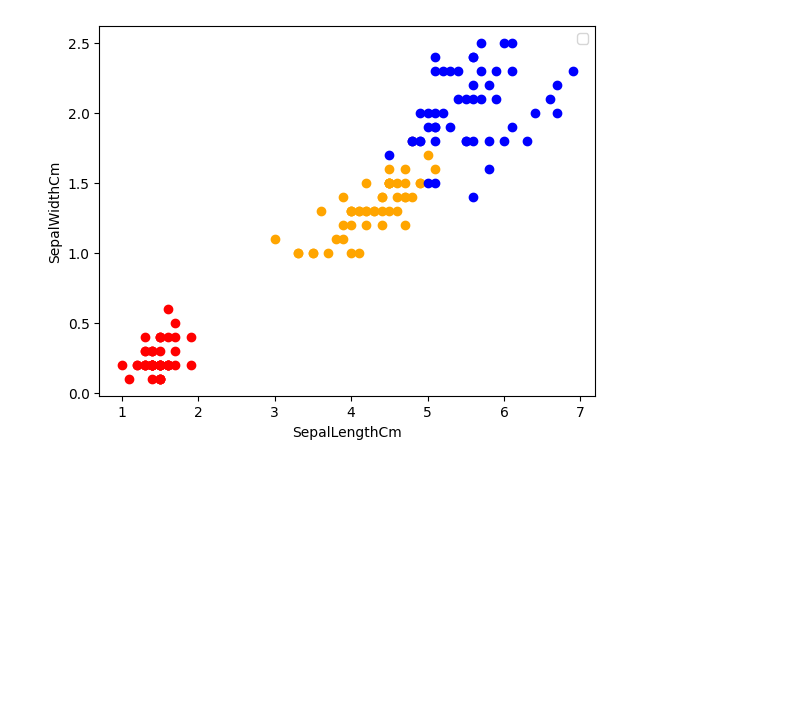
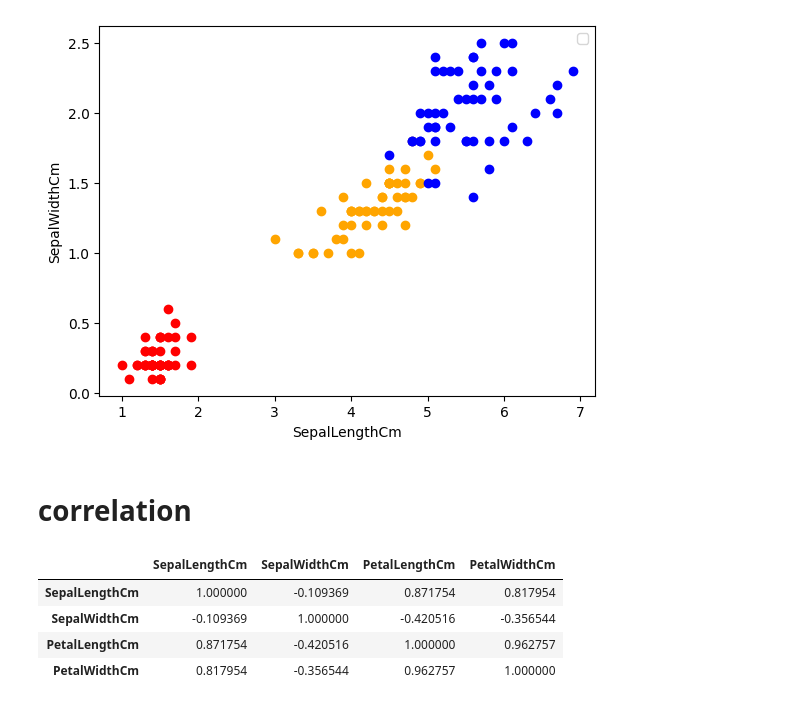
Before and after one commit to neelakandanoj/100DaysofCode, a Jupyter notebook: Projects/IrisDataset.ipynb, the cells around one changed output. Drawn from its saved outputs; the diff is of its cells as text; code cells hidden in the pictures; blank space fills up the shorter version.

```diff
--- a/Projects/IrisDataset.ipynb
+++ b/Projects/IrisDataset.ipynb
@@ -143,3 +145,15 @@ plt.legend()
 No artists with labels found to put in legend.  Note that artists whose label start with an underscore are ignored when legend() is called with no argument.
 <matplotlib.legend.Legend at 0x...>
 [figure]
+# %% [markdown]
+# correlation
+# %%
+numeric_df = df.select_dtypes(include='number')  # Select only numeric columns
+correlation_matrix = numeric_df.corr()  # Calculate correlation matrix
+correlation_matrix
+# %% [output]
+|  | SepalLengthCm | SepalWidthCm | PetalLengthCm | PetalWidthCm |
+| SepalLengthCm | 1.000000 | -0.109369 | 0.871754 | 0.817954 |
+| SepalWidthCm | -0.109369 | 1.000000 | -0.420516 | -0.356544 |
+| PetalLengthCm | 0.871754 | -0.420516 | 1.000000 | 0.962757 |
+| PetalWidthCm | 0.817954 | -0.356544 | 0.962757 | 1.000000 |
```
Also changed, not shown: parts of 14 cells of this notebook, 1 other file.
